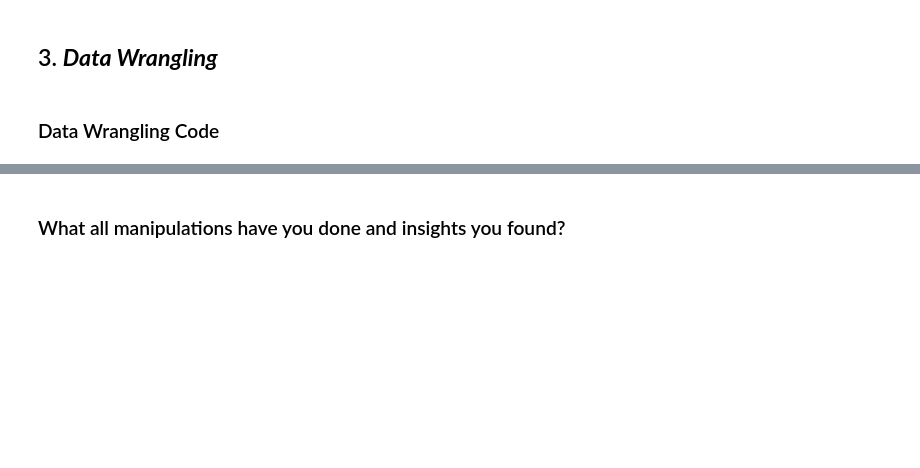
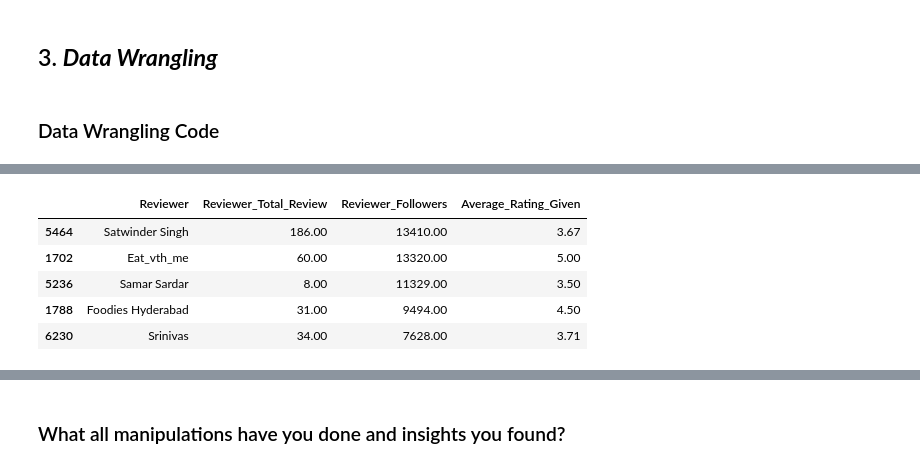
Before and after one commit to abhinav4201/UnSupervised-ML-Zomato-Restaurant-Clustering-and-Sentiment-Analysis, a Jupyter notebook: UnSupervised_ML_Zomato_Restaurant_Clustering_and_Sentiment_Analysis_capstone_project_4.ipynb, the cells around one changed output, grey strips where cells are left out. Cells and saved outputs as stored; diff of their text form; code cells hidden in the pictures; blank space fills up the shorter version.

```diff
--- a/UnSupervised_ML_Zomato_Restaurant_Clustering_and_Sentiment_Analysis_capstone_project_4.ipynb
+++ b/UnSupervised_ML_Zomato_Restaurant_Clustering_and_Sentiment_Analysis_capstone_project_4.ipynb
@@ -474,0 +690,13 @@ No. of unique values in  Pictures is 36 .
+# %%
+#Finding the most followed critic
+most_followed_reviewer = review.groupby('Reviewer').agg({'Reviewer_Total_Review':'max',
+      'Reviewer_Followers':'max', 'Rating':'mean'}).reset_index().rename(columns = {
+          'Rating':'Average_Rating_Given'}).sort_values('Reviewer_Followers', ascending = False)
+most_followed_reviewer[:5]
+# %% [output]
+|  | Reviewer | Reviewer_Total_Review | Reviewer_Followers | Average_Rating_Given |
+| 5464 | Satwinder Singh | 186.00 | 13410.00 | 3.67 |
+| 1702 | Eat_vth_me | 60.00 | 13320.00 | 5.00 |
+| 5236 | Samar Sardar | 8.00 | 11329.00 | 3.50 |
+| 1788 | Foodies Hyderabad | 31.00 | 9494.00 | 4.50 |
+| 6230 | Srinivas | 34.00 | 7628.00 | 3.71 |
```
Also changed, not shown: parts of 37 cells of this notebook.
